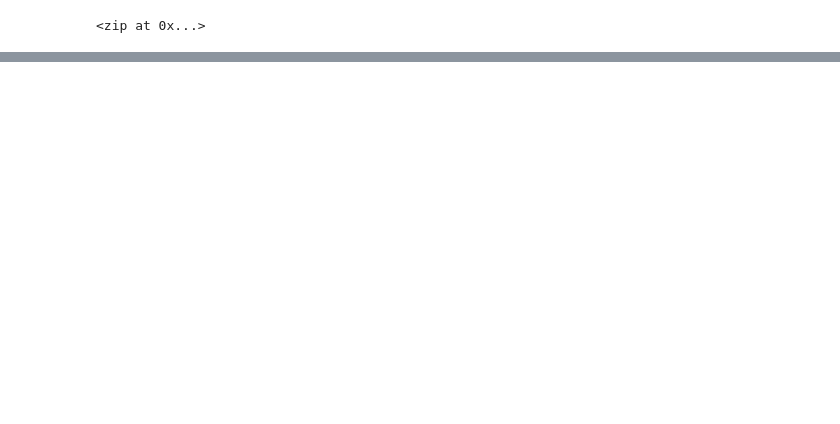
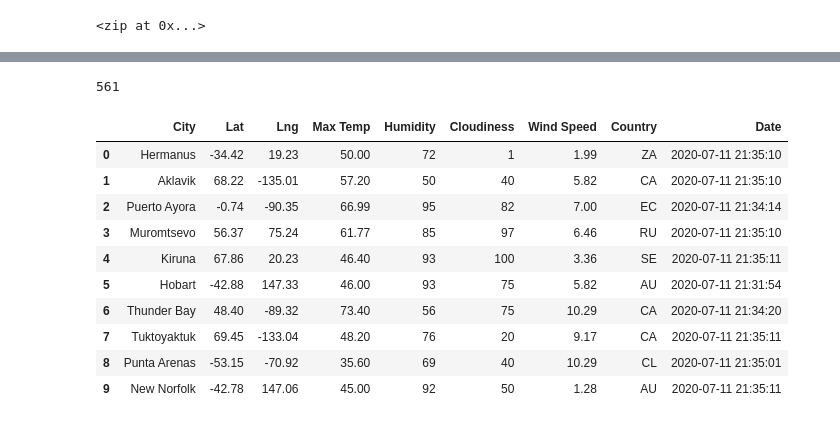
Before and after one commit to Nethra3698/World_Weather_Analysis, a Jupyter notebook: WeatherPy.ipynb, the cells around one changed output, grey strips where cells are left out. Saved outputs shown, nothing was run; the diff lists cells and outputs as text; code cells hidden in the pictures; blank space fills up the shorter version.

```diff
--- a/WeatherPy.ipynb
+++ b/WeatherPy.ipynb
@@ -31,0 +120,20 @@ len(cities)
+# %%
+len(city_data)
+# %% [output]
+561
+# %%
+# Convert the array of dictionaries to a Pandas DataFrame.
+city_data_df = pd.DataFrame(city_data)
+city_data_df.head(10)
+# %% [output]
+|  | City | Lat | Lng | Max Temp | Humidity | Cloudiness | Wind Speed | Country | Date |
+| 0 | Hermanus | -34.42 | 19.23 | 50.00 | 72 | 1 | 1.99 | ZA | 2020-07-11 21:35:10 |
+| 1 | Aklavik | 68.22 | -135.01 | 57.20 | 50 | 40 | 5.82 | CA | 2020-07-11 21:35:10 |
+| 2 | Puerto Ayora | -0.74 | -90.35 | 66.99 | 95 | 82 | 7.00 | EC | 2020-07-11 21:34:14 |
+| 3 | Muromtsevo | 56.37 | 75.24 | 61.77 | 85 | 97 | 6.46 | RU | 2020-07-11 21:35:10 |
+| 4 | Kiruna | 67.86 | 20.23 | 46.40 | 93 | 100 | 3.36 | SE | 2020-07-11 21:35:11 |
+| 5 | Hobart | -42.88 | 147.33 | 46.00 | 93 | 75 | 5.82 | AU | 2020-07-11 21:31:54 |
+| 6 | Thunder Bay | 48.40 | -89.32 | 73.40 | 56 | 75 | 10.29 | CA | 2020-07-11 21:34:20 |
+| 7 | Tuktoyaktuk | 69.45 | -133.04 | 48.20 | 76 | 20 | 9.17 | CA | 2020-07-11 21:35:11 |
+| 8 | Punta Arenas | -53.15 | -70.92 | 35.60 | 69 | 40 | 10.29 | CL | 2020-07-11 21:35:01 |
+| 9 | New Norfolk | -42.78 | 147.06 | 45.00 | 92 | 50 | 1.28 | AU | 2020-07-11 21:35:11 |
```
Also changed, not shown: parts of 6 cells of this notebook, 2 other files.
